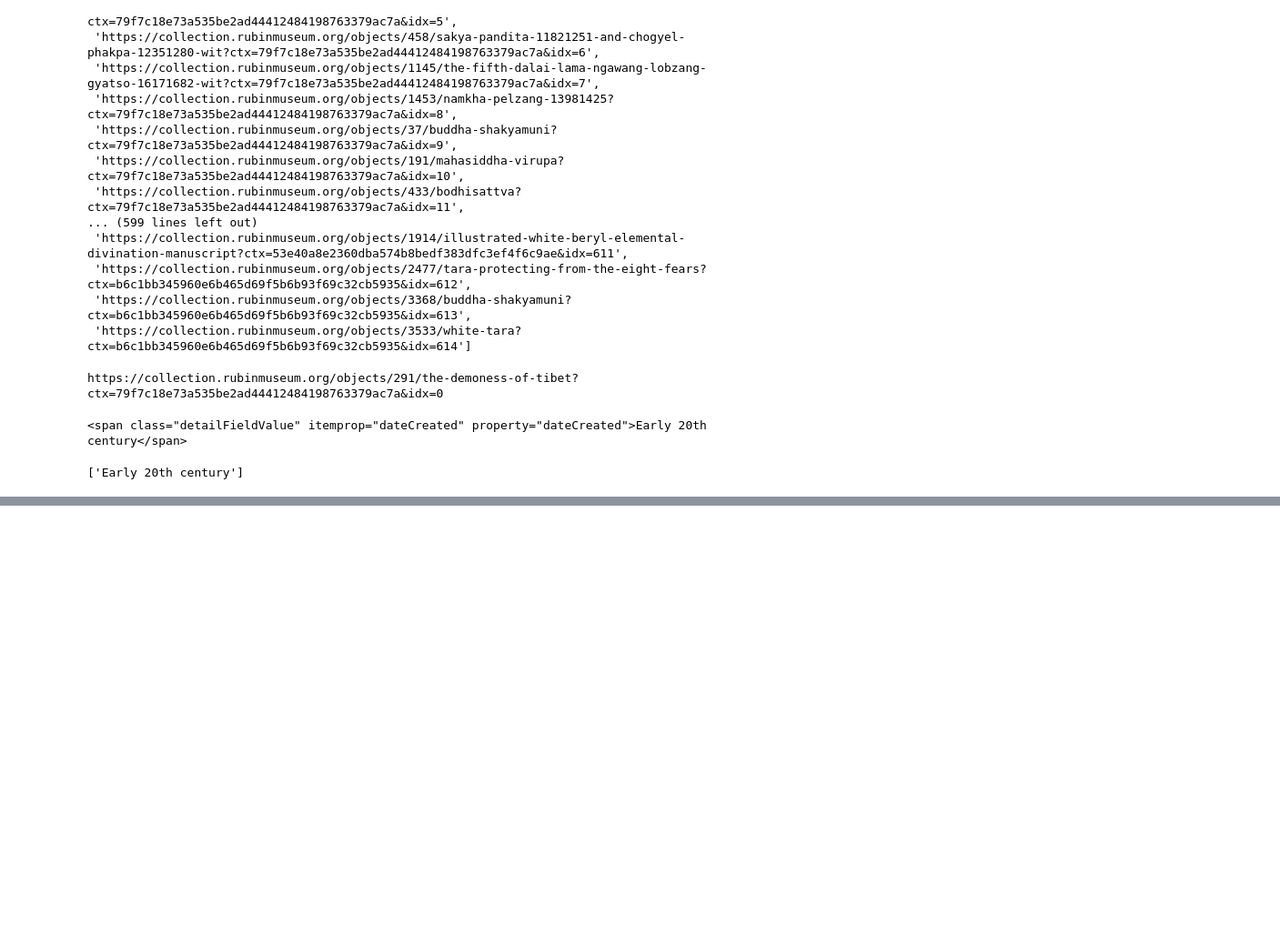
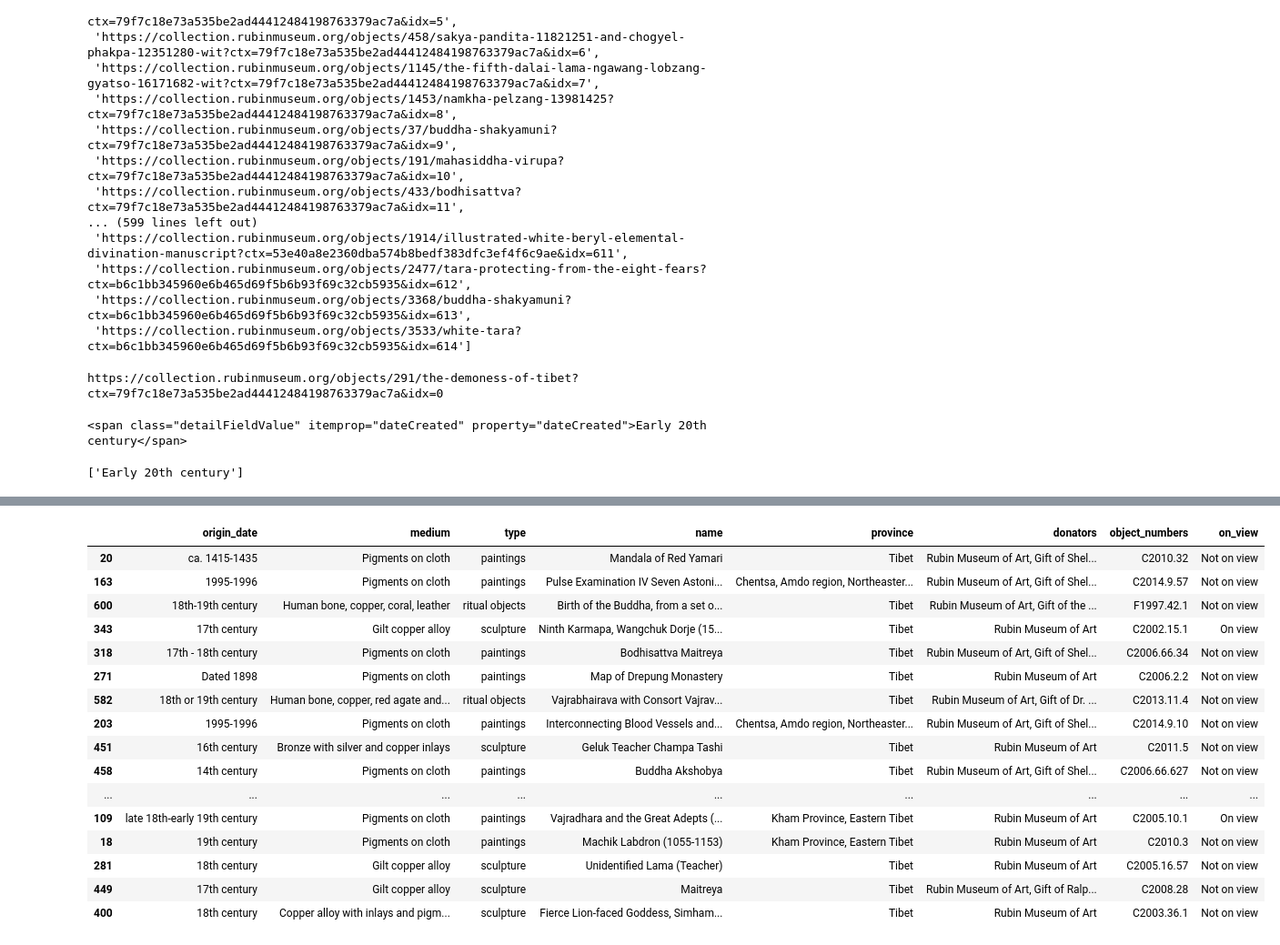
Before and after one commit to sajinashresthacoding/Rubin-scrape, a Jupyter notebook: TEST_Scraping_Rubin_Tibetan_art.ipynb, the cells around one changed output, grey strips where cells are left out. Shown at 91% size. Drawn from its saved outputs; the diff is of its cells as text; code cells hidden in the pictures; blank space fills up the shorter version.

Commit message:
completed required scrape!

```diff
--- a/TEST_Scraping_Rubin_Tibetan_art.ipynb
+++ b/TEST_Scraping_Rubin_Tibetan_art.ipynb
@@ -382,0 +334,5 @@ Snoozing for 10 seconds
+# %%
+dict2 = []
+
+for art_object in zip(name, province, donators, object_numbers, on_views):
+    dict2.append(art_object)
@@ -382,0 +359,3 @@ Snoozing for 10 seconds
+# %%
+df_scrape2 = pd.DataFrame(dict2,
+                columns = ["name", "province", "donators", "object_numbers", "on_view"])
@@ -382,0 +380,2 @@ Snoozing for 10 seconds
+# %%
+df_scrape1 = pd.read_csv('incomplete-tibetan_objects_in_Rubin.csv')
@@ -382,0 +414,3 @@ Snoozing for 10 seconds
+# %%
+df_combined = pd.concat([df_scrape1, df_scrape2], axis=1)
+df_combined
@@ -382,0 +451,20 @@ Snoozing for 10 seconds
+# %%
+df_combined.sample(20)
+# %% [output]
+|  | origin_date | medium | type | name | province | donators | object_numbers | on_view |
+| 20 | ca. 1415-1435 | Pigments on cloth | paintings | Mandala of Red Yamari | Tibet | Rubin Museum of Art, Gift of Shel... | C2010.32 | Not on view |
+| 163 | 1995-1996 | Pigments on cloth | paintings | Pulse Examination IV Seven Astoni... | Chentsa, Amdo region, Northeaster... | Rubin Museum of Art, Gift of Shel... | C2014.9.57 | Not on view |
+| 600 | 18th-19th century | Human bone, copper, coral, leather | ritual objects | Birth of the Buddha, from a set o... | Tibet | Rubin Museum of Art, Gift of the ... | F1997.42.1 | Not on view |
+| 343 | 17th century | Gilt copper alloy | sculpture | Ninth Karmapa, Wangchuk Dorje (15... | Tibet | Rubin Museum of Art | C2002.15.1 | On view |
+| 318 | 17th - 18th century | Pigments on cloth | paintings | Bodhisattva Maitreya | Tibet | Rubin Museum of Art, Gift of Shel... | C2006.66.34 | Not on view |
+| 271 | Dated 1898 | Pigments on cloth | paintings | Map of Drepung Monastery | Tibet | Rubin Museum of Art | C2006.2.2 | Not on view |
+| 582 | 18th or 19th century | Human bone, copper, red agate and... | ritual objects | Vajrabhairava with Consort Vajrav... | Tibet | Rubin Museum of Art, Gift of Dr. ... | C2013.11.4 | Not on view |
+| 203 | 1995-1996 | Pigments on cloth | paintings | Interconnecting Blood Vessels and... | Chentsa, Amdo region, Northeaster... | Rubin Museum of Art, Gift of Shel... | C2014.9.10 | Not on view |
+| 451 | 16th century | Bronze with silver and copper inlays | sculpture | Geluk Teacher Champa Tashi | Tibet | Rubin Museum of Art | C2011.5 | Not on view |
+| 458 | 14th century | Pigments on cloth | paintings | Buddha Akshobya | Tibet | Rubin Museum of Art, Gift of Shel... | C2006.66.627 | Not on view |
+| ... | ... | ... | ... | ... | ... | ... | ... | ... |
+| 109 | late 18th-early 19th century | Pigments on cloth | paintings | Vajradhara and the Great Adepts (... | Kham Province, Eastern Tibet | Rubin Museum of Art | C2005.10.1 | On view |
+| 18 | 19th century | Pigments on cloth | paintings | Machik Labdron (1055-1153) | Kham Province, Eastern Tibet | Rubin Museum of Art | C2010.3 | Not on view |
+| 281 | 18th century | Gilt copper alloy | sculpture | Unidentified Lama (Teacher) | Tibet | Rubin Museum of Art | C2005.16.57 | Not on view |
+| 449 | 17th century | Gilt copper alloy | sculpture | Maitreya | Tibet | Rubin Museum of Art, Gift of Ralp... | C2008.28 | Not on view |
+| 400 | 18th century | Copper alloy with inlays and pigm... | sculpture | Fierce Lion-faced Goddess, Simham... | Tibet | Rubin Museum of Art | C2003.36.1 | Not on view |
```
Also changed, not shown: parts of 21 cells of this notebook.
